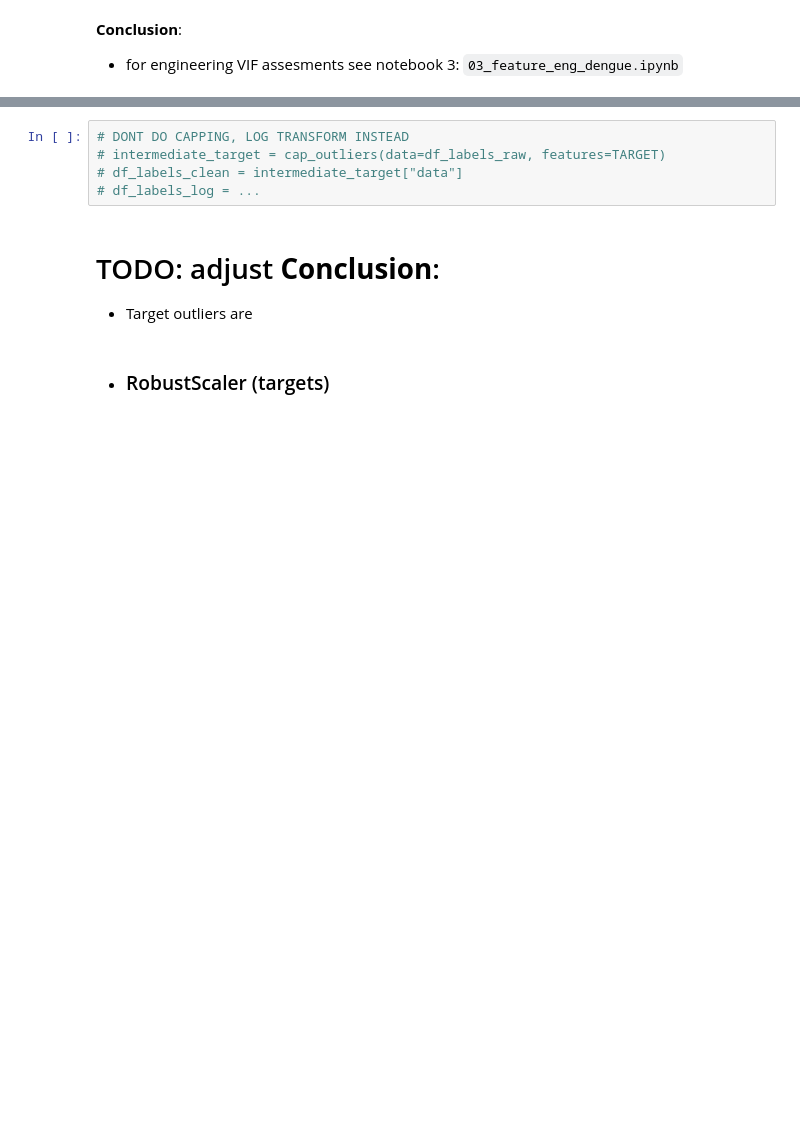
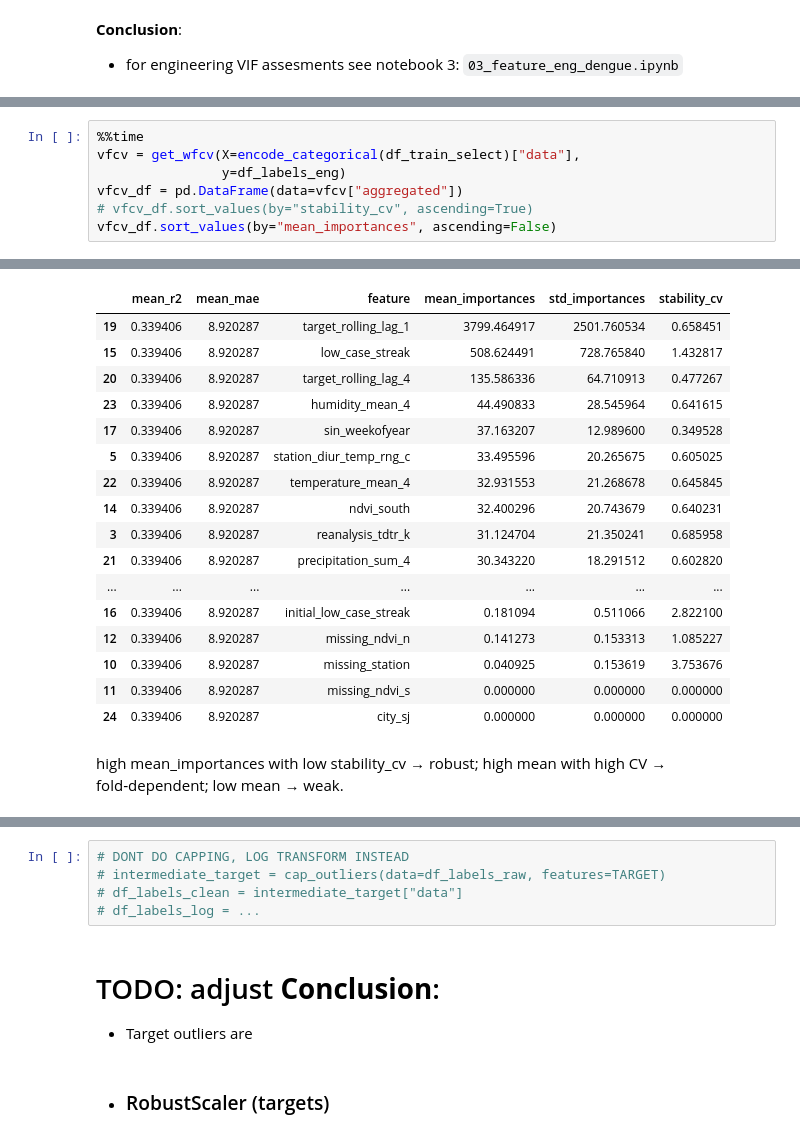
Before and after one commit to ButrosV/dengue-transfer-learn, a Jupyter notebook: notebooks/04_feature_selection.ipynb, the cells around one changed output, grey strips where cells are left out. Saved outputs shown, nothing was run; the diff lists cells and outputs as text; blank space fills up the shorter version.

```diff
--- a/notebooks/04_feature_selection.ipynb
+++ b/notebooks/04_feature_selection.ipynb
@@ -269,0 +350,8 @@ dtype: float64
+# %%
+%%time
+vfcv = get_wfcv(X=encode_categorical(df_train_select)["data"],
+                y=df_labels_eng)
+vfcv_df = pd.DataFrame(data=vfcv["aggregated"])
+# vfcv_df.sort_values(by="stability_cv", ascending=True)
+vfcv_df.sort_values(by="mean_importances", ascending=False)
+# %% [output]
@@ -269,0 +360,19 @@ dtype: float64
+|  | mean_r2 | mean_mae | feature | mean_importances | std_importances | stability_cv |
+| 19 | 0.339406 | 8.920287 | target_rolling_lag_1 | 3799.464917 | 2501.760534 | 0.658451 |
+| 15 | 0.339406 | 8.920287 | low_case_streak | 508.624491 | 728.765840 | 1.432817 |
+| 20 | 0.339406 | 8.920287 | target_rolling_lag_4 | 135.586336 | 64.710913 | 0.477267 |
+| 23 | 0.339406 | 8.920287 | humidity_mean_4 | 44.490833 | 28.545964 | 0.641615 |
+| 17 | 0.339406 | 8.920287 | sin_weekofyear | 37.163207 | 12.989600 | 0.349528 |
+| 5 | 0.339406 | 8.920287 | station_diur_temp_rng_c | 33.495596 | 20.265675 | 0.605025 |
+| 22 | 0.339406 | 8.920287 | temperature_mean_4 | 32.931553 | 21.268678 | 0.645845 |
+| 14 | 0.339406 | 8.920287 | ndvi_south | 32.400296 | 20.743679 | 0.640231 |
+| 3 | 0.339406 | 8.920287 | reanalysis_tdtr_k | 31.124704 | 21.350241 | 0.685958 |
+| 21 | 0.339406 | 8.920287 | precipitation_sum_4 | 30.343220 | 18.291512 | 0.602820 |
+| ... | ... | ... | ... | ... | ... | ... |
+| 16 | 0.339406 | 8.920287 | initial_low_case_streak | 0.181094 | 0.511066 | 2.822100 |
+| 12 | 0.339406 | 8.920287 | missing_ndvi_n | 0.141273 | 0.153313 | 1.085227 |
+| 10 | 0.339406 | 8.920287 | missing_station | 0.040925 | 0.153619 | 3.753676 |
+| 11 | 0.339406 | 8.920287 | missing_ndvi_s | 0.000000 | 0.000000 | 0.000000 |
+| 24 | 0.339406 | 8.920287 | city_sj | 0.000000 | 0.000000 | 0.000000 |
+# %% [markdown]
+high mean_importances with low stability_cv → robust; high mean with high CV → fold‑dependent; low mean → weak.
```
Also changed, not shown: parts of 19 cells of this notebook, 5 other files.
